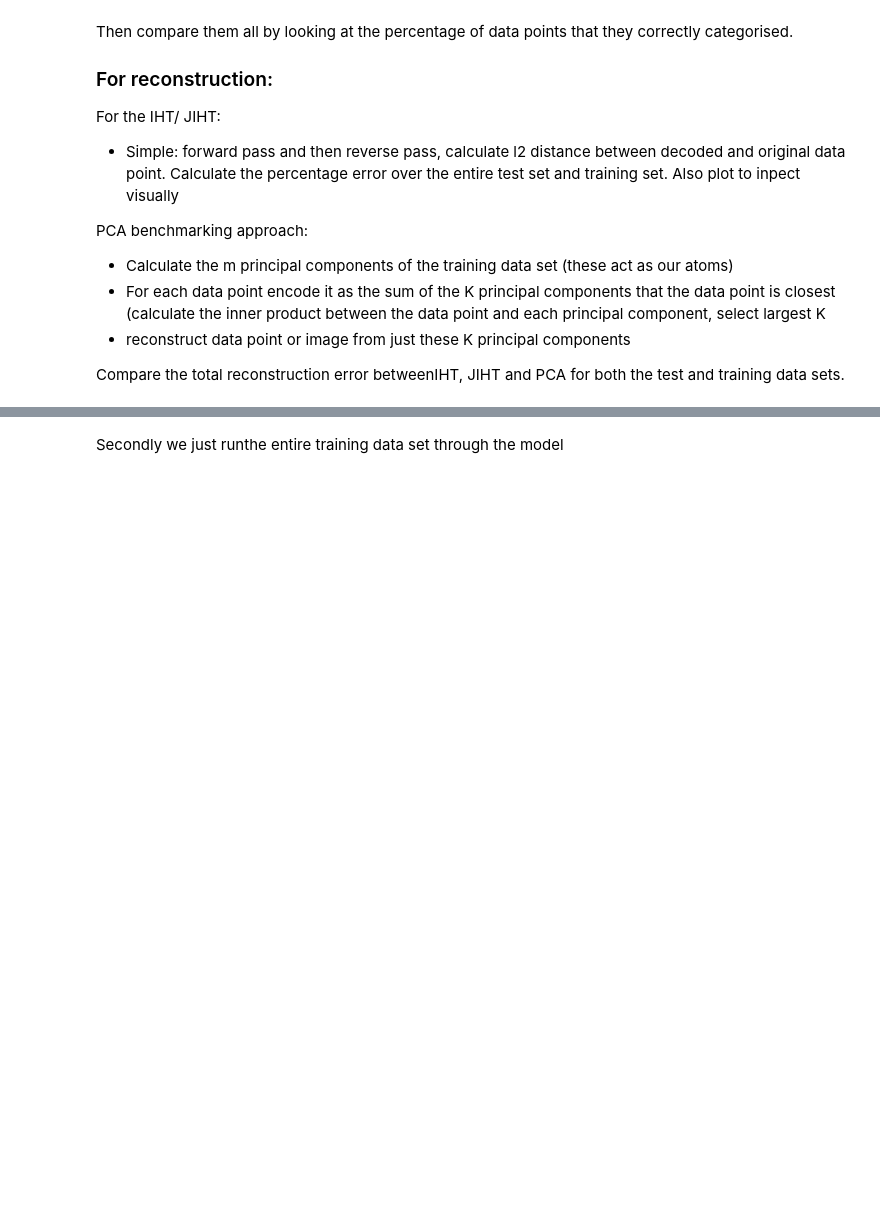
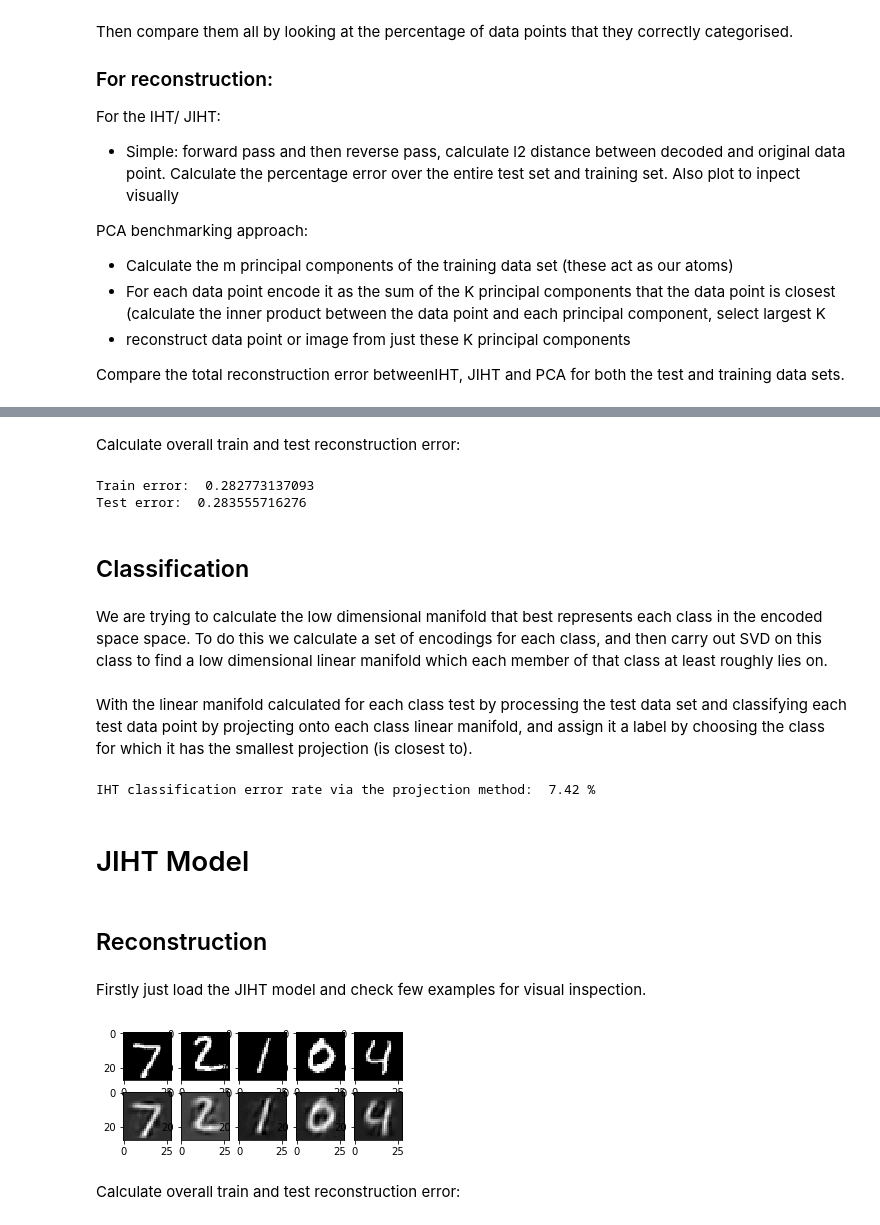
Before and after one commit to mm5110/sparse-structures-for-classification, a Jupyter notebook: dev/hypothesis_test.ipynb, the cells around one changed output, grey strips where cells are left out. Saved outputs shown, nothing was run; the diff lists cells and outputs as text; code cells hidden in the pictures; blank space fills up the shorter version.

```diff
--- a/dev/hypothesis_test.ipynb
+++ b/dev/hypothesis_test.ipynb
@@ -119,2 +160,16 @@ plt.show()
-# %% [markdown]
-Secondly we just runthe entire training data set through the model
+# %% [markdown]
+Calculate overall train and test reconstruction error:
+# %%
+# Process entire data set for the reconstruction test
+train_decoding, train_encoding, errIHT_train = iht_model(b_train_x)
+test_decoding, test_encoding, errIHT_test = iht_model(b_test_x)
+
+print('Train error: ', errIHT_train[-1])
+print('Test error: ', errIHT_test[-1])
+# %% [output]
+Train error:  0.282773137093
+Test error:  0.283555716276
+# %% [markdown]
+## Classification
+# %% [markdown]
+We are trying to calculate the low dimensional manifold that best represents each class in the encoded space space. To do this we calculate a set of encodings for each class, and then carry out SVD on this class to find a low dimensional linear manifold which each member of that class at least roughly lies on.
@@ -120,0 +195,58 @@ Secondly we just runthe entire training data set through the model
+# %% [markdown]
+With the linear manifold calculated for each class test by processing the test data set and classifying each test data point by projecting onto each class linear manifold, and assign it a label by choosing the class for which it has the smallest projection (is closest to).
+# %%
+# Initialise matrix to store the projections of each data point onto each class
+x_test_proj = np.zeros((test_batch_size, 10))
+
+# Create sparse code for each test data point
+_, iht_test_codes,_ = iht_model(b_test_x)
+
+for key, tensor_list in iht_class_svd.items():
+    if len(iht_class_svd[key]) > 0:
+
+        x_test_proj[:, int(key)] = np.sqrt(np.sum(np.matmul(iht_test_codes, iht_class_svd[key])**2, axis=1))
+
+label_estimates_iht = np.argmax(x_test_proj, axis=1)
+class_error_rate_iht = 100*(1 - np.sum(np.sum(label_estimates_iht == b_test_labels.data.numpy()))/test_batch_size)
+
+print("IHT classification error rate via the projection method: ", class_error_rate_iht, "%")
+# %% [output]
+IHT classification error rate via the projection method:  7.42 %
+# %% [markdown]
+# JIHT Model
+# %% [markdown]
+## Reconstruction
+# %% [markdown]
+Firstly just load the JIHT model and check few examples for visual inspection.
+# %%
+# Load mode
+import auxillary as aux
+importlib.reload(aux)
+
+N_TEST_IMG = 5
+
+jiht_model_id = '330096'
+jiht_model_filename = 'JIHT' + jiht_model_id
+
+jiht_model = aux.load_model(jiht_model_filename)
+
+# Check that reconstructions etc. are working as they
+fig = plt.figure(figsize=(5, 2))
+# original data (first row) for viewing
+view_data = Variable(test_data.test_data[:N_TEST_IMG].view(-1, 28*28).type(torch.FloatTensor)/255.)
+view_data = view_data.to(device)
+decoded, encoded, errIHT = jiht_model.forward(view_data)
+
+for i in range(N_TEST_IMG):
+    plt.subplot(2,N_TEST_IMG,i+1)
+    plt.imshow(np.reshape(view_data.cpu().data.numpy()[i], (28, 28)), cmap='gray')
+
+for i in range(N_TEST_IMG):
+    plt.subplot(2,N_TEST_IMG,i+6)
+    plt.imshow(np.reshape(decoded.cpu().data.numpy()[i], (28, 28)), cmap='gray')
+
+plt.show()
+# %% [output]
+[figure, added]
+# %% [markdown]
+Calculate overall train and test reconstruction error:
```
Also changed, not shown: parts of 28 cells of this notebook, 2 other files.
